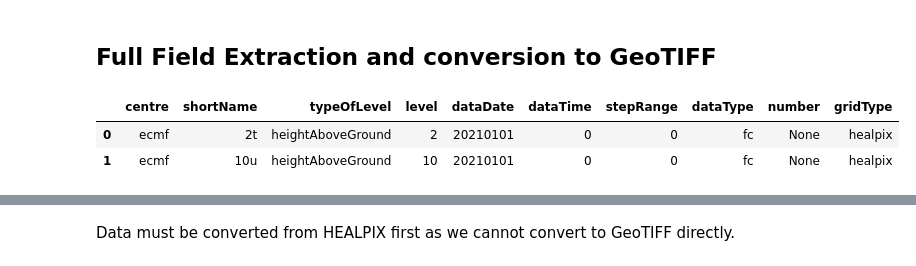
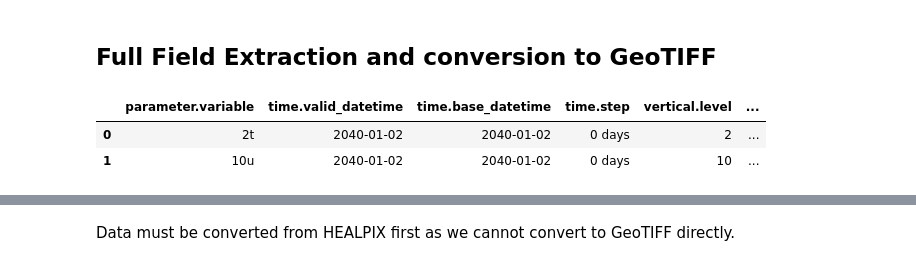
Before and after one commit to destination-earth-digital-twins/polytope-examples, a Jupyter notebook: climate-dt/full-field-post-processing/climate-dt-earthkit-geotiff.ipynb, the cells around one changed output, grey strips where cells are left out. Saved outputs shown, nothing was run; the diff lists cells and outputs as text; code cells hidden in the pictures.

```diff
--- a/climate-dt/full-field-post-processing/climate-dt-earthkit-geotiff.ipynb
+++ b/climate-dt/full-field-post-processing/climate-dt-earthkit-geotiff.ipynb
@@ -162,11 +162,12 @@ if LIVE_REQUEST:
 else:
     data = earthkit.data.from_source("file", data_file)
 # %%
-data.ls()
+df = data.to_fieldlist()
+df.ls()
 # %% [output]
-|  | centre | shortName | typeOfLevel | level | dataDate | dataTime | stepRange | dataType | number | gridType |
-| 0 | ecmf | 2t | heightAboveGround | 2 | 20210101 | 0 | 0 | fc | None | healpix |
-| 1 | ecmf | 10u | heightAboveGround | 10 | 20210101 | 0 | 0 | fc | None | healpix |
+|  | parameter.variable | time.valid_datetime | time.base_datetime | time.step | vertical.level | ... |
+| 0 | 2t | 2040-01-02 | 2040-01-02 | 0 days | 2 | ... |
+| 1 | 10u | 2040-01-02 | 2040-01-02 | 0 days | 10 | ... |
 # %%
 chart = earthkit.plots.Map(extent=[-180, 180, -90, 90])
 chart.grid_cells(
```
Also changed, not shown: parts of 6 cells of this notebook, 6 other files.
